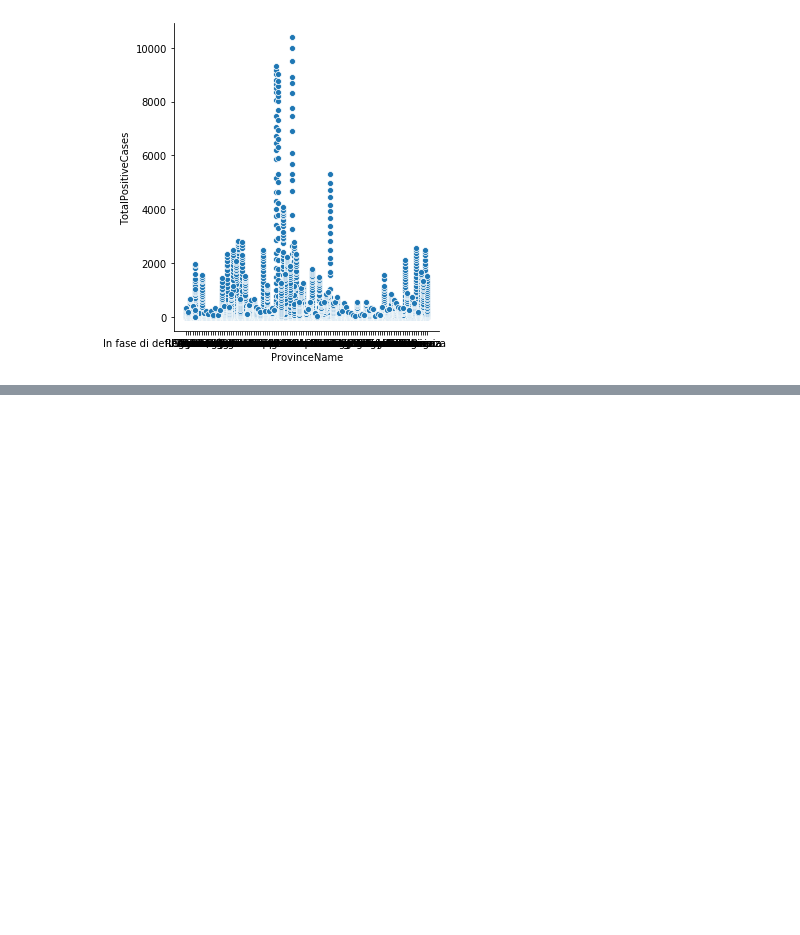
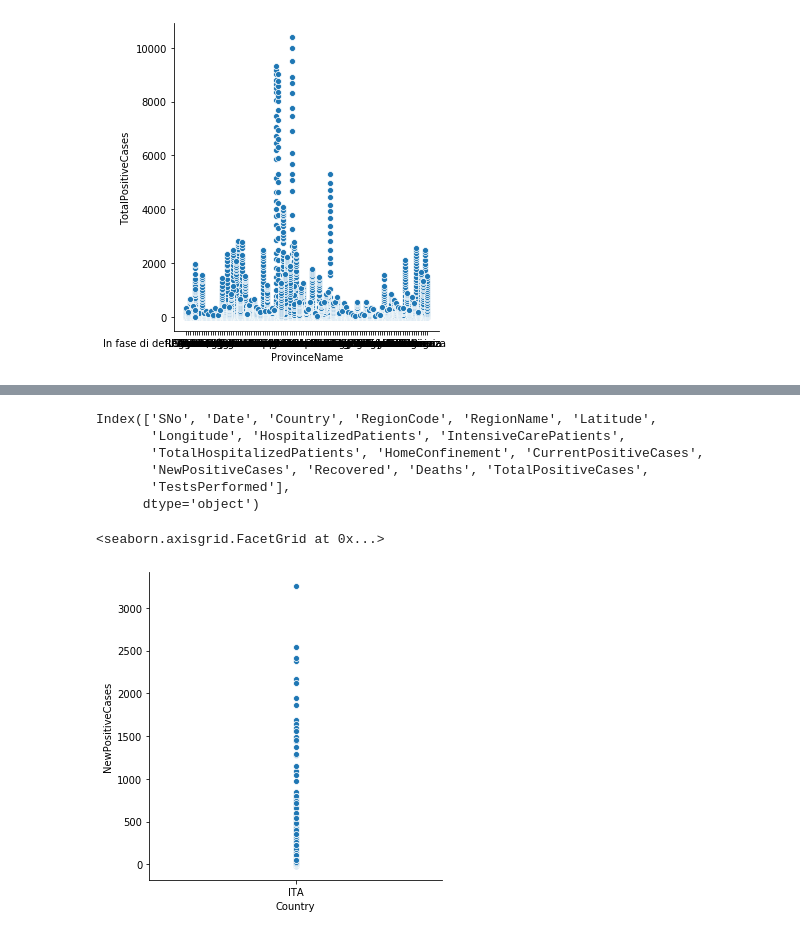
Before and after one commit to SiddarthSamdani/Coronavirus_Italy, a Jupyter notebook: Coronavirus.ipynb, the cells around one changed output, grey strips where cells are left out. Saved outputs shown, nothing was run; the diff lists cells and outputs as text; code cells hidden in the pictures; blank space fills up the shorter version.

```diff
--- a/Coronavirus.ipynb
+++ b/Coronavirus.ipynb
@@ -77,0 +88,3 @@ sns.relplot(x="ProvinceName", y="TotalPositiveCases", data=data)
+# %%
+df = pd.read_csv("covid19_italy_region.csv")
+df.head()
@@ -77,0 +98,14 @@ sns.relplot(x="ProvinceName", y="TotalPositiveCases", data=data)
+# %%
+df.columns
+# %% [output]
+Index(['SNo', 'Date', 'Country', 'RegionCode', 'RegionName', 'Latitude',
+       'Longitude', 'HospitalizedPatients', 'IntensiveCarePatients',
+       'TotalHospitalizedPatients', 'HomeConfinement', 'CurrentPositiveCases',
+       'NewPositiveCases', 'Recovered', 'Deaths', 'TotalPositiveCases',
+       'TestsPerformed'],
+      dtype='object')
+# %%
+sns.relplot(x="Country", y="NewPositiveCases", data=df)
+# %% [output]
+<seaborn.axisgrid.FacetGrid at 0x...>
+[figure, added]
```
Also changed, not shown: parts of 4 cells of this notebook, 1 other file.
